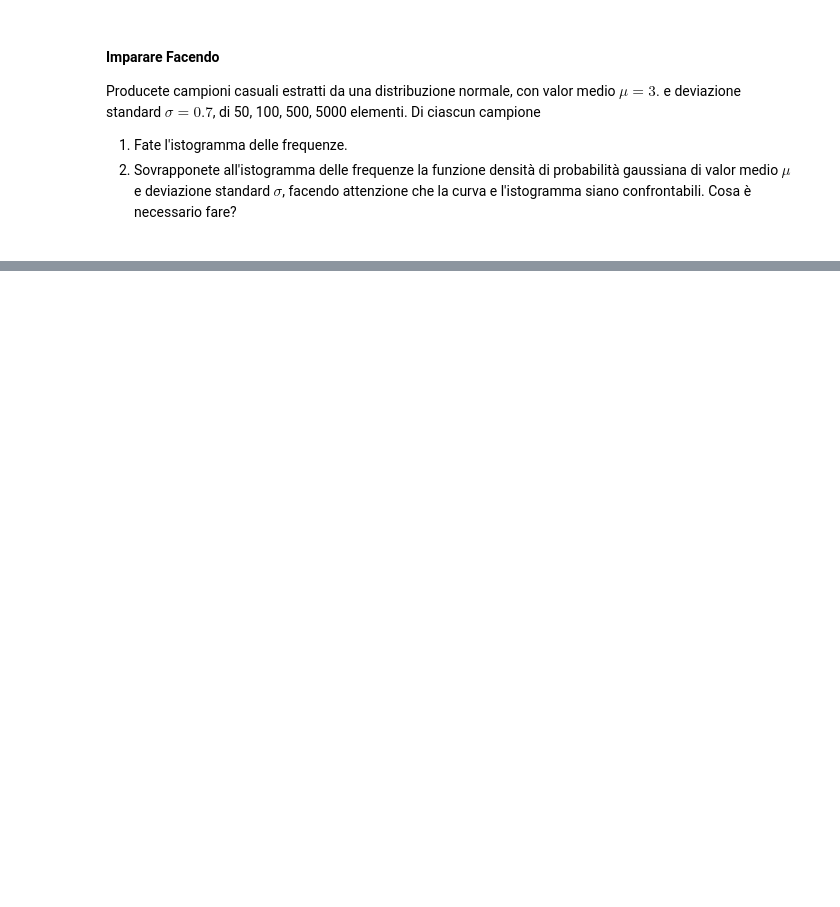
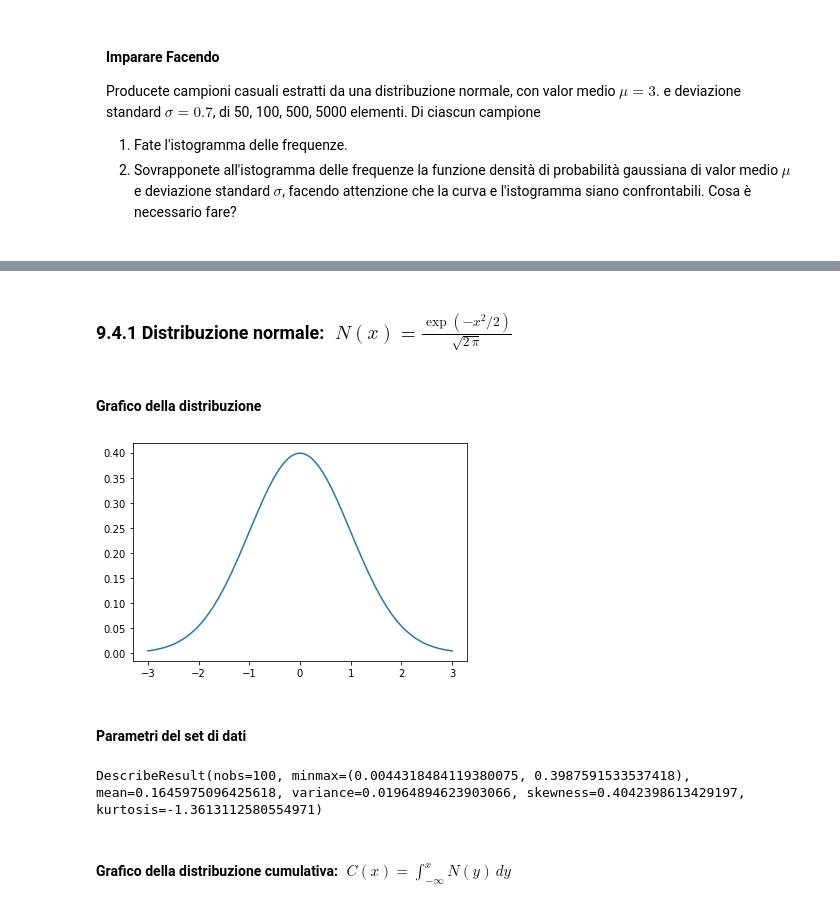
Before and after one commit to mainaezio/TIF_2023_Introduction_to_Python, a Jupyter notebook: ipynb/09_numpy_statistics.ipynb, the cells around one changed output, grey strips where cells are left out. Cells and saved outputs as stored; diff of their text form; code cells hidden in the pictures; blank space fills up the shorter version.

```diff
--- a/ipynb/09_numpy_statistics.ipynb
+++ b/ipynb/09_numpy_statistics.ipynb
@@ -274,0 +280,2 @@ Producete campioni casuali estratti da una distribuzione normale, con valor medi
+# %% [markdown]
+### 9.4.1 Distribuzione normale: $\,\,N(x) = \frac{\exp (-x^2/2)}{\sqrt{2\,\pi}}$
@@ -274,0 +286,18 @@ Producete campioni casuali estratti da una distribuzione normale, con valor medi
+# %% [markdown]
+#### Grafico della distribuzione
+# %%
+x = np.linspace(-3,3,100)
+y_norm = stats.norm.pdf(x)
+
+fig, ax = plt.subplots()
+ax.plot(x,y_norm);
+# %% [output]
+[figure, added]
+# %% [markdown]
+#### Parametri del set di dati
+# %%
+stats.describe(y_norm)
+# %% [output]
+DescribeResult(nobs=100, minmax=(0.0044318484119380075, 0.3987591533537418), mean=0.1645975096425618, variance=0.01964894623903066, skewness=0.4042398613429197, kurtosis=-1.3613112580554971)
+# %% [markdown]
+#### Grafico della distribuzione cumulativa:  $\,\,C(x) = \int_{-\infty}^x N(y)\, dy$
```
Also changed, not shown: parts of 11 cells of this notebook, 5 other files.
